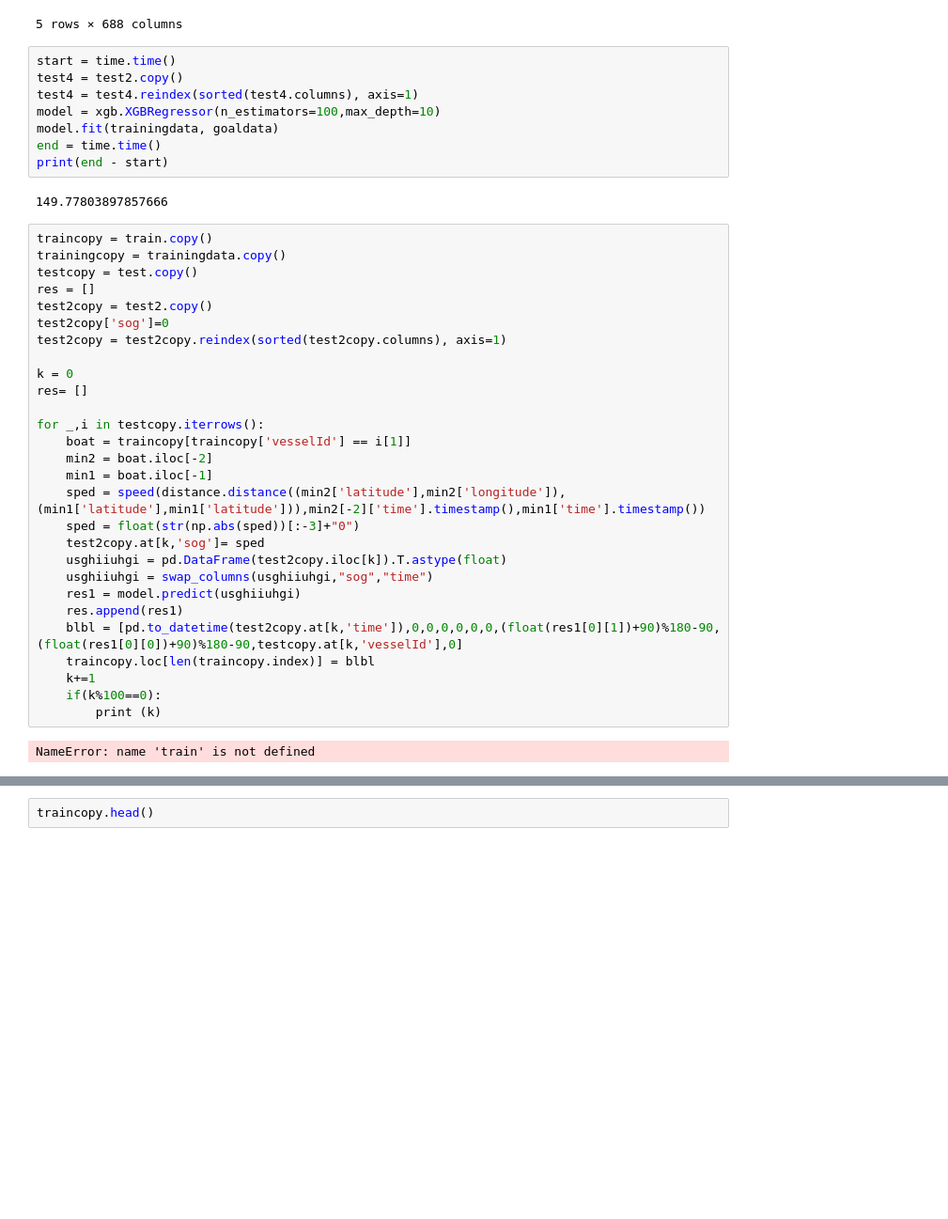
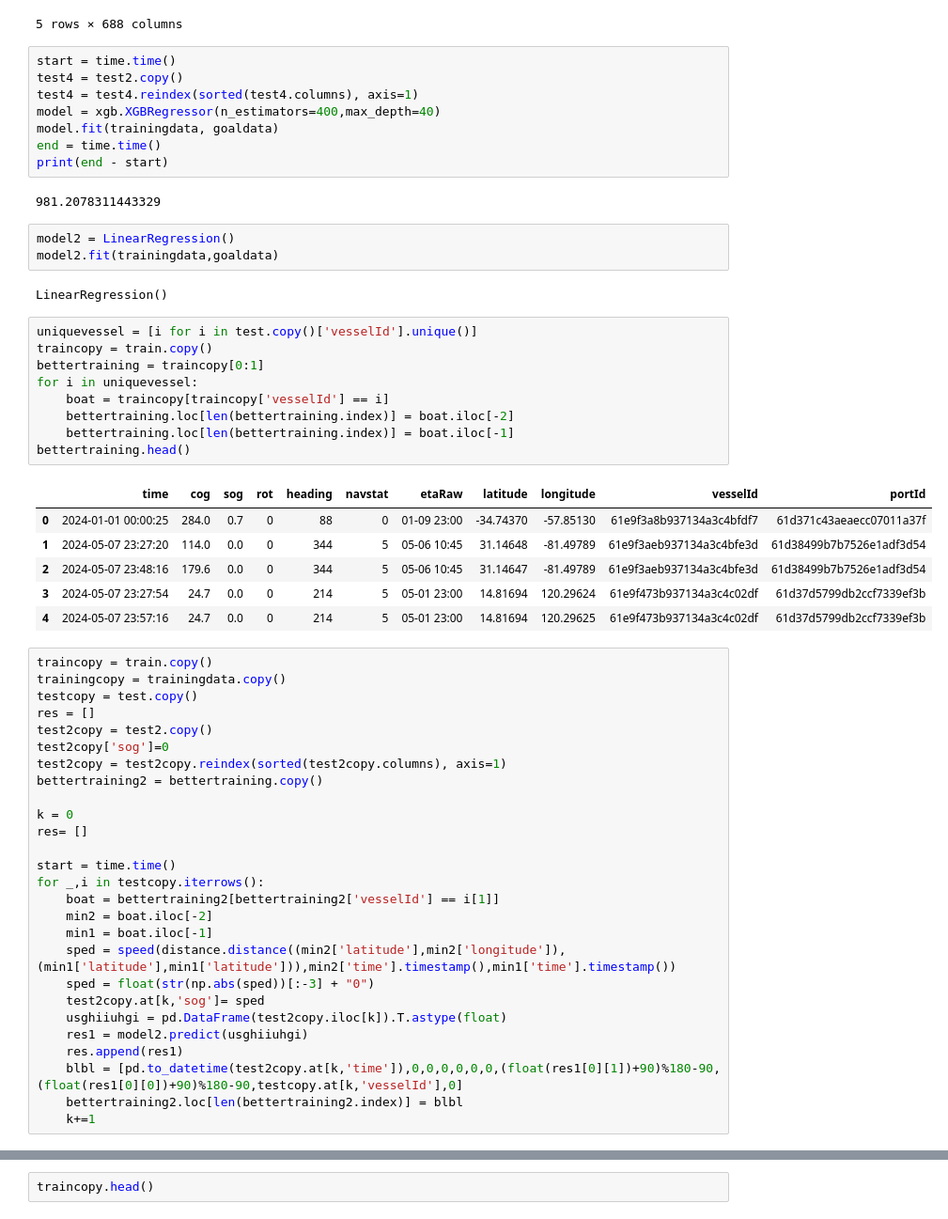
Before and after one commit to baconmoontwist/ML, a Jupyter notebook: Henrik/ML 1.ipynb, the cells around one changed output, grey strips where cells are left out. Shown at 94% size. Saved outputs shown, nothing was run; the diff lists cells and outputs as text; blank space fills up the shorter version.

```diff
--- a/Henrik/ML 1.ipynb
+++ b/Henrik/ML 1.ipynb
@@ -112,12 +112,33 @@ test2.head()
 start = time.time()
 test4 = test2.copy()
 test4 = test4.reindex(sorted(test4.columns), axis=1)
-model = xgb.XGBRegressor(n_estimators=100,max_depth=10)
+model = xgb.XGBRegressor(n_estimators=400,max_depth=40)
 model.fit(trainingdata, goaldata)
 end = time.time()
 print(end - start)
 # %% [output]
-149.77803897857666
+981.2078311443329
+# %%
+model2 = LinearRegression()
+model2.fit(trainingdata,goaldata)
+# %% [output]
+LinearRegression()
+# %%
+uniquevessel = [i for i in test.copy()['vesselId'].unique()]
+traincopy = train.copy()
+bettertraining = traincopy[0:1]
+for i in uniquevessel:
+    boat = traincopy[traincopy['vesselId'] == i]
+    bettertraining.loc[len(bettertraining.index)] = boat.iloc[-2]
+    bettertraining.loc[len(bettertraining.index)] = boat.iloc[-1]
+bettertraining.head()
+# %% [output]
+|  | time | cog | sog | rot | heading | navstat | etaRaw | latitude | longitude | vesselId | portId |
+| 0 | 2024-01-01 00:00:25 | 284.0 | 0.7 | 0 | 88 | 0 | 01-09 23:00 | -34.74370 | -57.85130 | 61e9f3a8b937134a3c4bfdf7 | 61d371c43aeaecc07011a37f |
+| 1 | 2024-05-07 23:27:20 | 114.0 | 0.0 | 0 | 344 | 5 | 05-06 10:45 | 31.14648 | -81.49789 | 61e9f3aeb937134a3c4bfe3d | 61d38499b7b7526e1adf3d54 |
+| 2 | 2024-05-07 23:48:16 | 179.6 | 0.0 | 0 | 344 | 5 | 05-06 10:45 | 31.14647 | -81.49789 | 61e9f3aeb937134a3c4bfe3d | 61d38499b7b7526e1adf3d54 |
+| 3 | 2024-05-07 23:27:54 | 24.7 | 0.0 | 0 | 214 | 5 | 05-01 23:00 | 14.81694 | 120.29624 | 61e9f473b937134a3c4c02df | 61d37d5799db2ccf7339ef3b |
+| 4 | 2024-05-07 23:57:16 | 24.7 | 0.0 | 0 | 214 | 5 | 05-01 23:00 | 14.81694 | 120.29625 | 61e9f473b937134a3c4c02df | 61d37d5799db2ccf7339ef3b |
 # %%
 traincopy = train.copy()
 trainingcopy = trainingdata.copy()
@@ -126,26 +147,23 @@ res = []
 test2copy = test2.copy()
 test2copy['sog']=0
 test2copy = test2copy.reindex(sorted(test2copy.columns), axis=1)
+bettertraining2 = bettertraining.copy()
 
 k = 0
 res= []
 
+start = time.time()
 for _,i in testcopy.iterrows():
-    boat = traincopy[traincopy['vesselId'] == i[1]]
+    boat = bettertraining2[bettertraining2['vesselId'] == i[1]]
     min2 = boat.iloc[-2]
     min1 = boat.iloc[-1]
-    sped = speed(distance.distance((min2['latitude'],min2['longitude']),(min1['latitude'],min1['latitude'])),min2[-2]['time'].timestamp(),min1['time'].timestamp())
-    sped = float(str(np.abs(sped))[:-3]+"0")
+    sped = speed(distance.distance((min2['latitude'],min2['longitude']),(min1['latitude'],min1['latitude'])),min2['time'].timestamp(),min1['time'].timestamp())
+    sped = float(str(np.abs(sped))[:-3] + "0")
     test2copy.at[k,'sog']= sped
     usghiiuhgi = pd.DataFrame(test2copy.iloc[k]).T.astype(float)
-    usghiiuhgi = swap_columns(usghiiuhgi,"sog","time")
-    res1 = model.predict(usghiiuhgi)
+    res1 = model2.predict(usghiiuhgi)
     res.append(res1)
     blbl = [pd.to_datetime(test2copy.at[k,'time']),0,0,0,0,0,0,(float(res1[0][1])+90)%180-90,(float(res1[0][0])+90)%180-90,testcopy.at[k,'vesselId'],0]
-    traincopy.loc[len(traincopy.index)] = blbl
+    bettertraining2.loc[len(bettertraining2.index)] = blbl
     k+=1
-    if(k%100==0):
-        print (k)
-# %% [output]
-NameError: name 'train' is not defined
 # %%
```
Also changed, not shown: parts of 1 cell of this notebook, 3 other files.
